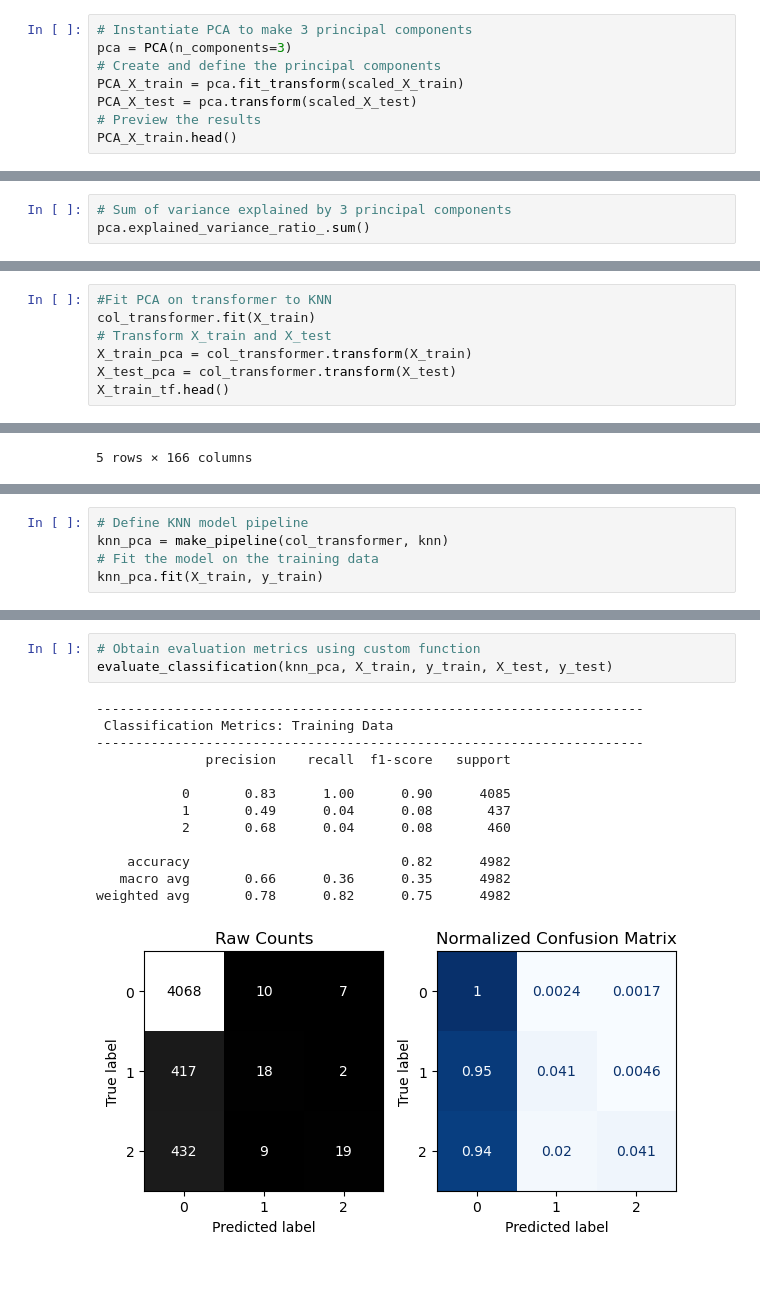
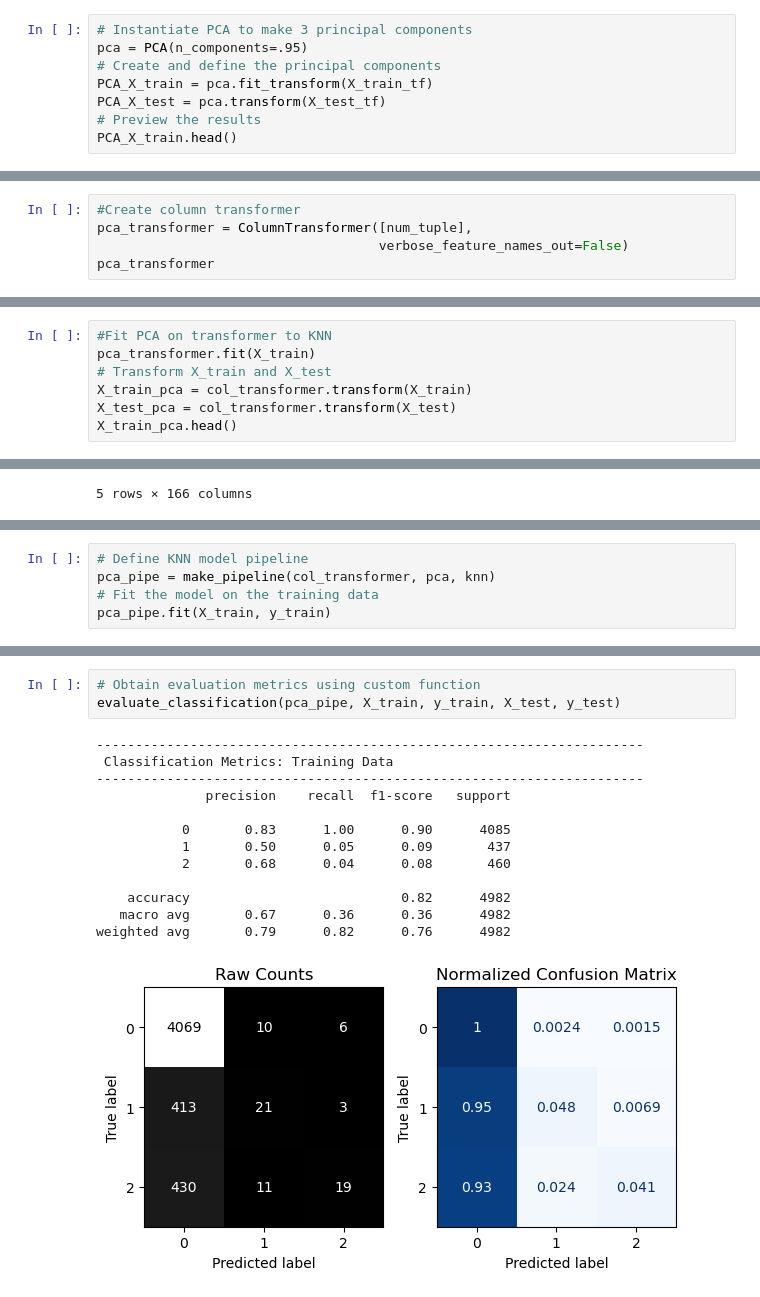
Before and after one commit to K-Pridge/IML-Week-1, a Jupyter notebook: PCA Exercise Core.ipynb, the cells around one changed output, grey strips where cells are left out. Saved outputs shown, nothing was run; the diff lists cells and outputs as text.

```diff
--- a/PCA Exercise Core.ipynb
+++ b/PCA Exercise Core.ipynb
@@ -234,9 +235,9 @@ UsageError: Line magic function `%%time` not found.
 # %%
 # Instantiate PCA to make 3 principal components
-pca = PCA(n_components=3)
+pca = PCA(n_components=.95)
 # Create and define the principal components
-PCA_X_train = pca.fit_transform(scaled_X_train)
-PCA_X_test = pca.transform(scaled_X_test)
+PCA_X_train = pca.fit_transform(X_train_tf)
+PCA_X_test = pca.transform(X_test_tf)
 # Preview the results
 PCA_X_train.head()
 # %% [output]
@@ -260,4 +261,6 @@ PCA_X_test.head()
 # %%
-# Sum of variance explained by 3 principal components
-pca.explained_variance_ratio_.sum()
+#Create column transformer
+pca_transformer = ColumnTransformer([num_tuple],
+                                    verbose_feature_names_out=False)
+pca_transformer
 # %% [output]
@@ -265,10 +279,10 @@ pca.explained_variance_ratio_.sum()
 # %%
 #Fit PCA on transformer to KNN
-col_transformer.fit(X_train)
+pca_transformer.fit(X_train)
 # Transform X_train and X_test
 X_train_pca = col_transformer.transform(X_train)
 X_test_pca = col_transformer.transform(X_test)
-X_train_tf.head()
+X_train_pca.head()
 # %% [output]
 |  | WTDRD1 | WTDR2D | DR1DRSTZ | DR1EXMER | DRABF | DRDINT | DR1DBIH | DR1DAY | DR1LANG | DR1MNRSP | DR1HELPD | ... |
 | SEQN |  |  |  |  |  |  |  |  |  |  |  | ... |
@@ -287,8 +295,8 @@ scaled_X_test = scaler.transform(X_test_pca)
 # %%
 # Define KNN model pipeline
-knn_pca = make_pipeline(col_transformer, knn)
+pca_pipe = make_pipeline(col_transformer, pca, knn)
 # Fit the model on the training data
-knn_pca.fit(X_train, y_train)
+pca_pipe.fit(X_train, y_train)
 # %% [output]
 Pipeline(steps=[('columntransformer',
                  ColumnTransformer(transformers=[('numeric',
@@ -306,21 +315,21 @@ Pipeline(steps=[('columntransformer',
                 ('kneighborsclassifier', KNeighborsClassifier())])
 # %%
 # Obtain evaluation metrics using custom function
-evaluate_classification(knn_pca, X_train, y_train, X_test, y_test)
+evaluate_classification(pca_pipe, X_train, y_train, X_test, y_test)
 # %% [output]
 ----------------------------------------------------------------------
  Classification Metrics: Training Data
 ----------------------------------------------------------------------
               precision    recall  f1-score   support
 
            0       0.83      1.00      0.90      4085
-           1       0.49      0.04      0.08       437
+           1       0.50      0.05      0.09       437
            2       0.68      0.04      0.08       460
 
     accuracy                           0.82      4982
-   macro avg       0.66      0.36      0.35      4982
-weighted avg       0.78      0.82      0.75      4982
+   macro avg       0.67      0.36      0.36      4982
+weighted avg       0.79      0.82      0.76      4982
-[figure, old version]
+[figure, new version]
 ----------------------------------------------------------------------
  Classification Metrics: Test Data
 ----------------------------------------------------------------------
```
Also changed, not shown: parts of 17 cells of this notebook.
